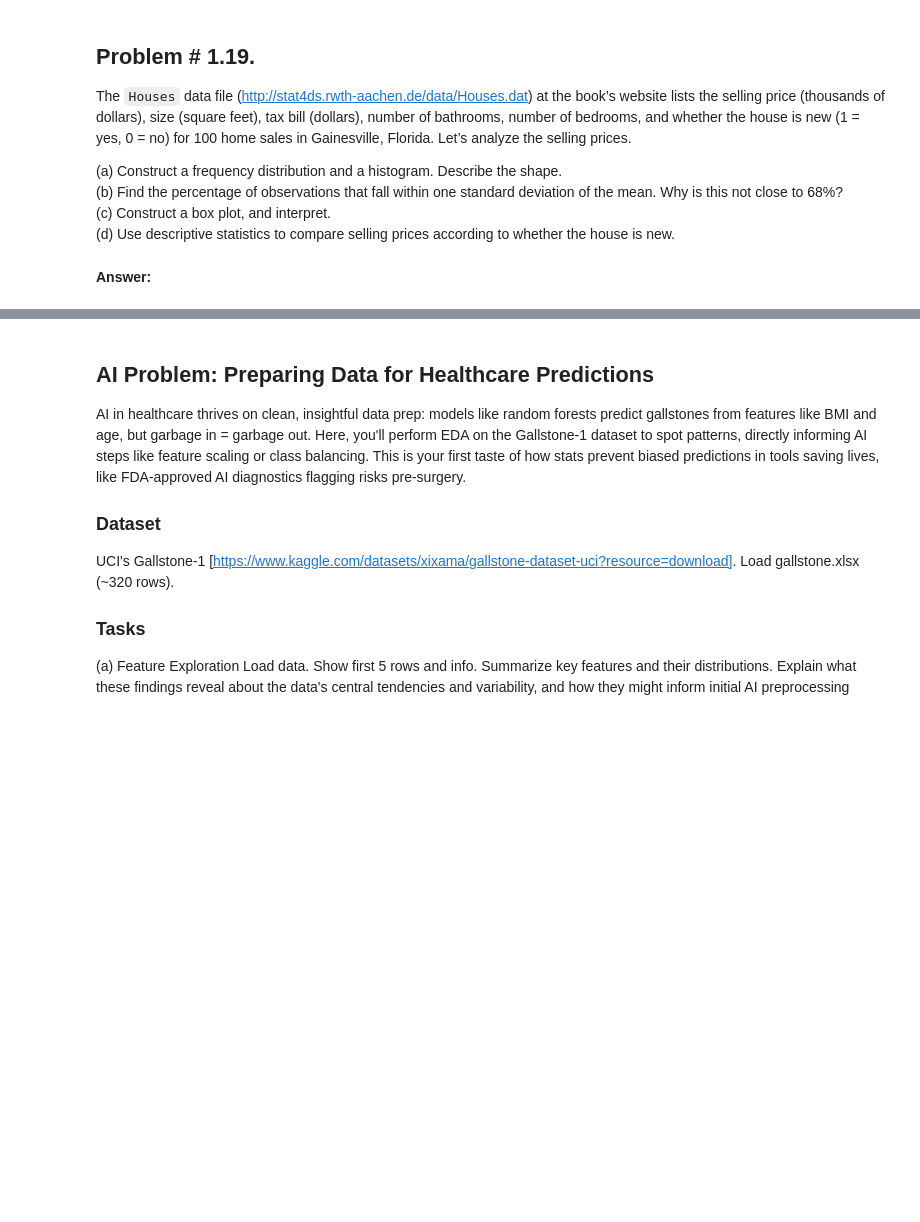
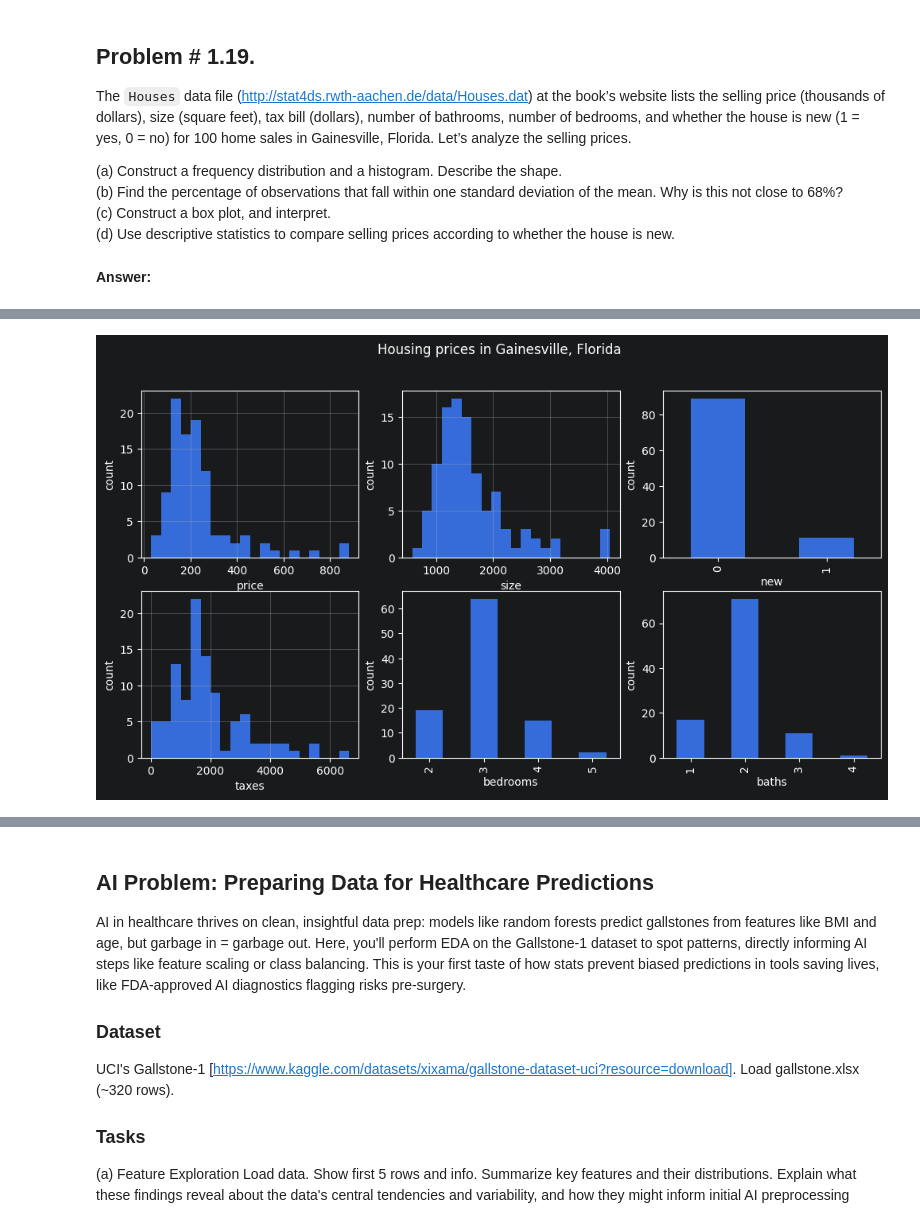
Before and after one commit to gunasekaran-pasupathy-research/Semester-1-MSAAI-500-Applied-Statistics, a Jupyter notebook: src/ch01/AAI_500_M1_Assignment.ipynb, the cells around one changed output, grey strips where cells are left out. Saved outputs shown, nothing was run; the diff lists cells and outputs as text; code cells hidden in the pictures; blank space fills up the shorter version.

```diff
--- a/src/ch01/AAI_500_M1_Assignment.ipynb
+++ b/src/ch01/AAI_500_M1_Assignment.ipynb
@@ -574,0 +580,96 @@ The `Houses` data file ([http://stat4ds.rwth-aachen.de/data/Houses.dat](http://s
+# %%
+df_house = pd.read_csv('https://stat4ds.rwth-aachen.de/data/Houses.dat', sep='\\s+')
+
+column_names = df_house.columns
+column_names = column_names.drop('case')
+n_cols = len(df_house.columns)
+v_cols = 3 # 3 rows
+v_rows = (int(n_cols / v_cols))
+
+discrete_columns = ['new','bedrooms','baths']
+
+gs = gridspec.GridSpec(v_rows,v_cols)
+fig = plt.figure(figsize=(12,6))
+fig.suptitle('Housing prices in Gainesville, Florida')
+k = 0
+for i in range(v_rows):
+    # we need this if no of columns is not a multiple of 3 (but not required for current data set as it has 6 data cols)
+    if k >= n_cols:
+        break
+    for j in range(v_cols):
+        current_col = column_names[k]
+        ax=fig.add_subplot(gs[i,j])
+        ax.set_xlabel(current_col)
+        ax.set_ylabel('count')
+        # df_house[current_col].hist()
+        if column_names[k] in discrete_columns:
+            temp =df_house[current_col].value_counts().sort_index()
+            print ('Frequency distribution of the Discrete column: ', current_col)
+            print (temp)
+            temp.plot(kind='bar', ax=ax)
+        else:
+            # df_house[current_col].hist(ax=ax, bins=20)
+            freq = pd.cut(df_house[current_col], bins=20).value_counts().sort_index()
+            print ('Frequency distribution of the continuous column: ', current_col)
+            print(freq)
+            df_house[current_col].hist(ax=ax, bins=20)
+        k += 1
+
+
+
+### First tried the below and realized this can be iterated and came up with the above
+## Frequency distribution
+
+
+## Discreate variables
+# print (df_house['new'].value_counts().sort_index())
+# print (df_house['bedrooms'].value_counts().sort_index())
+# print (df_house['baths'].value_counts().sort_index())
+
+
+
+# price - continuous
+# size - continuous
+# new - discrete, categorical
+# taxes - continuous
+# bedrooms - discrete
+# baths - discrete
+
+
+# gs = gridspec.GridSpec(2,3)
+# fig = plt.figure(figsize=(12,6))
+# fig.suptitle('Housing prices in Gainesville, Florida')
+#
+#
+# ax=fig.add_subplot(gs[0,0])
+# ax.set_xlabel('Price Range')
+# ax.set_ylabel('count')
+# df_house['price'].hist()
+#
+# ax=fig.add_subplot(gs[0,1])
+# ax.set_xlabel('size')
+# ax.set_ylabel('count')
+# df_house['size'].hist()
+#
+# ax=fig.add_subplot(gs[0,2])
+# ax.set_xlabel('New/Old')
+# ax.set_ylabel('count')
+# df_house['new'].hist()
+#
+# ax=fig.add_subplot(gs[1,0])
+# ax.set_xlabel('Tax Range')
+# ax.set_ylabel('count')
+# df_house['taxes'].hist()
+#
+# ax=fig.add_subplot(gs[1,1])
+# ax.set_xlabel('No. of bedrooms')
+# ax.set_ylabel('count')
+# df_house['bedrooms'].hist()
+#
+# ax=fig.add_subplot(gs[1,2])
+# ax.set_xlabel('No. of baths')
+# ax.set_ylabel('count')
+# df_house['baths'].hist()
+#
+# fig.tight_layout()
+# %% [output]
@@ -574,0 +693 @@ The `Houses` data file ([http://stat4ds.rwth-aachen.de/data/Houses.dat](http://s
+[figure, added]
```
Also changed, not shown: parts of 25 cells of this notebook, 1 other file.
